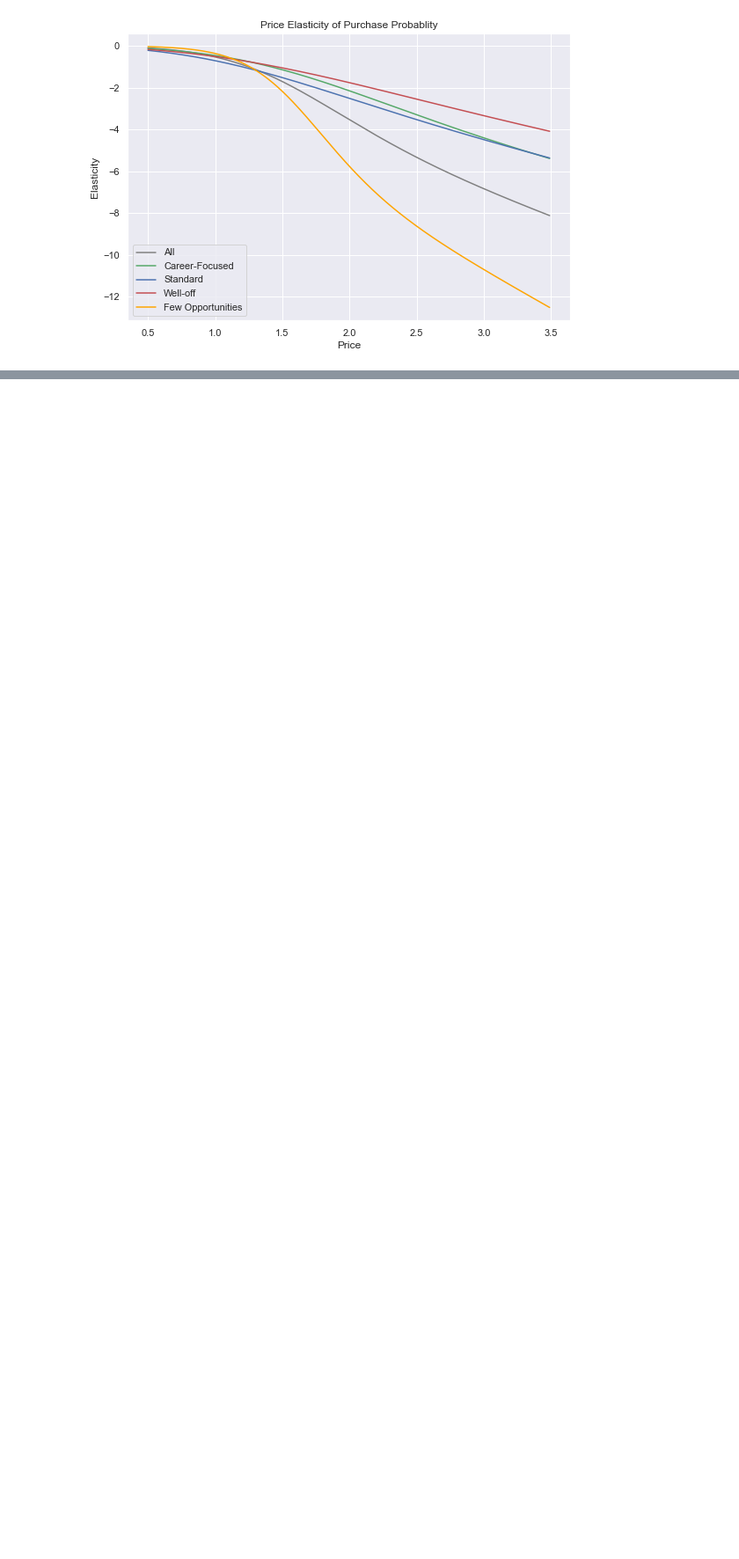
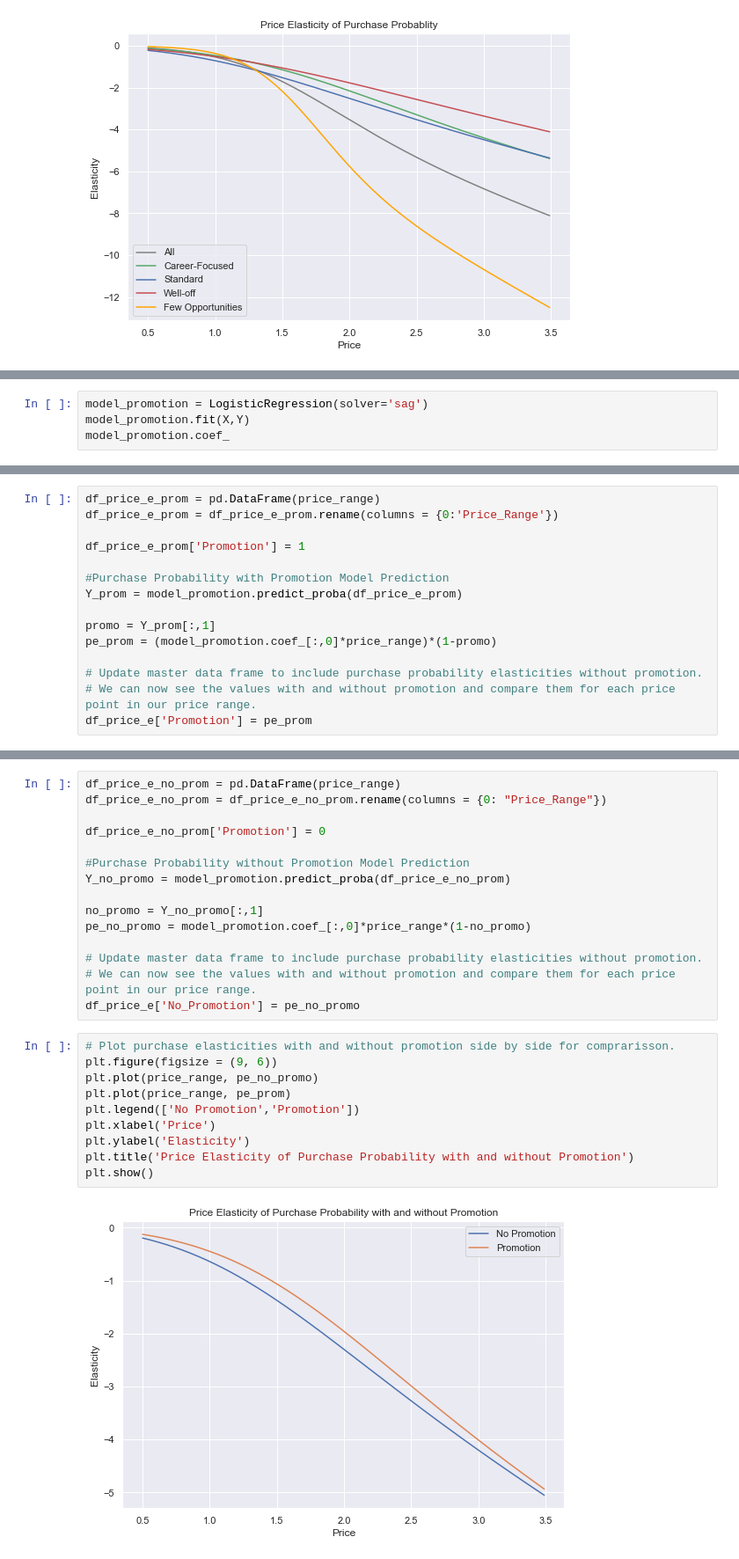
Before and after one commit to addds03/Customer-Analytics, a Jupyter notebook: Customer Analytics/Predictive Analytics.ipynb, the cells around one changed output, grey strips where cells are left out. Shown at 88% size. Drawn from its saved outputs; the diff is of its cells as text; blank space fills up the shorter version.

Commit message:
Effect of promotion on purchase probability

```diff
--- a/Customer Analytics/Predictive Analytics.ipynb
+++ b/Customer Analytics/Predictive Analytics.ipynb
@@ -180,0 +196,4 @@ Increse in price above 1.25 --> drasticaly reduce the purchase probability***
+# %%
+model_promotion = LogisticRegression(solver='sag')
+model_promotion.fit(X,Y)
+model_promotion.coef_
@@ -180,0 +204,15 @@ Increse in price above 1.25 --> drasticaly reduce the purchase probability***
+# %%
+df_price_e_prom = pd.DataFrame(price_range)
+df_price_e_prom = df_price_e_prom.rename(columns = {0:'Price_Range'})
+
+df_price_e_prom['Promotion'] = 1
+
+#Purchase Probability with Promotion Model Prediction
+Y_prom = model_promotion.predict_proba(df_price_e_prom)
+
+promo = Y_prom[:,1]
+pe_prom = (model_promotion.coef_[:,0]*price_range)*(1-promo)
+
+# Update master data frame to include purchase probability elasticities without promotion.
+# We can now see the values with and without promotion and compare them for each price point in our price range.
+df_price_e['Promotion'] = pe_prom
@@ -180,0 +221,27 @@ Increse in price above 1.25 --> drasticaly reduce the purchase probability***
+# %%
+df_price_e_no_prom = pd.DataFrame(price_range)
+df_price_e_no_prom = df_price_e_no_prom.rename(columns = {0: "Price_Range"})
+
+df_price_e_no_prom['Promotion'] = 0
+
+#Purchase Probability without Promotion Model Prediction
+Y_no_promo = model_promotion.predict_proba(df_price_e_no_prom)
+
+no_promo = Y_no_promo[:,1]
+pe_no_promo = model_promotion.coef_[:,0]*price_range*(1-no_promo)
+
+# Update master data frame to include purchase probability elasticities without promotion.
+# We can now see the values with and without promotion and compare them for each price point in our price range.
+df_price_e['No_Promotion'] = pe_no_promo
+# %%
+# Plot purchase elasticities with and without promotion side by side for comprarisson.
+plt.figure(figsize = (9, 6))
+plt.plot(price_range, pe_no_promo)
+plt.plot(price_range, pe_prom)
+plt.legend(['No Promotion','Promotion'])
+plt.xlabel('Price')
+plt.ylabel('Elasticity')
+plt.title('Price Elasticity of Purchase Probability with and without Promotion')
+plt.show()
+# %% [output]
+[figure, added]
```
Also changed, not shown: parts of 15 cells of this notebook.
